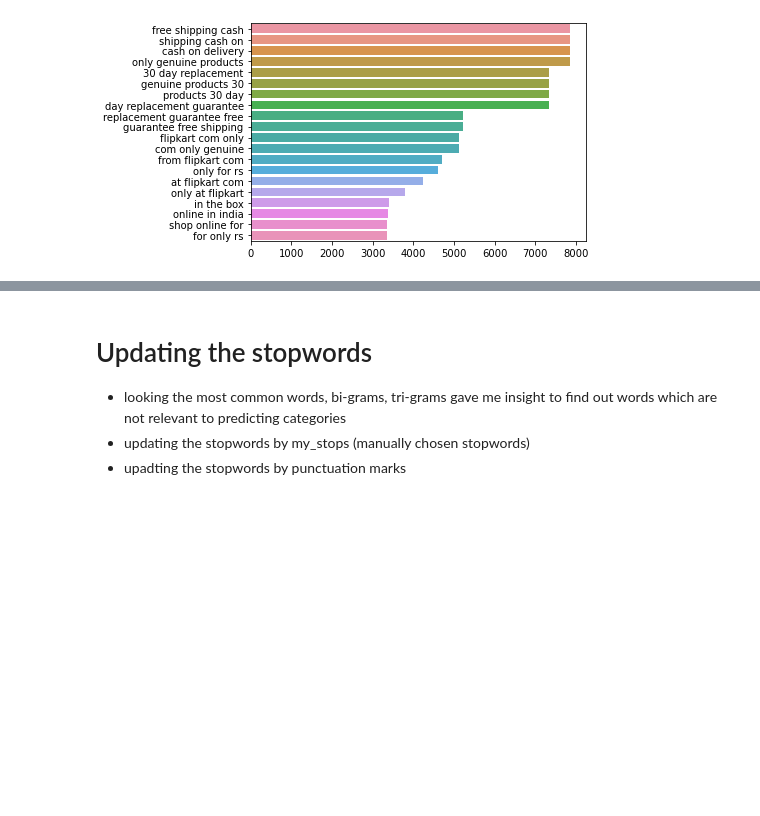
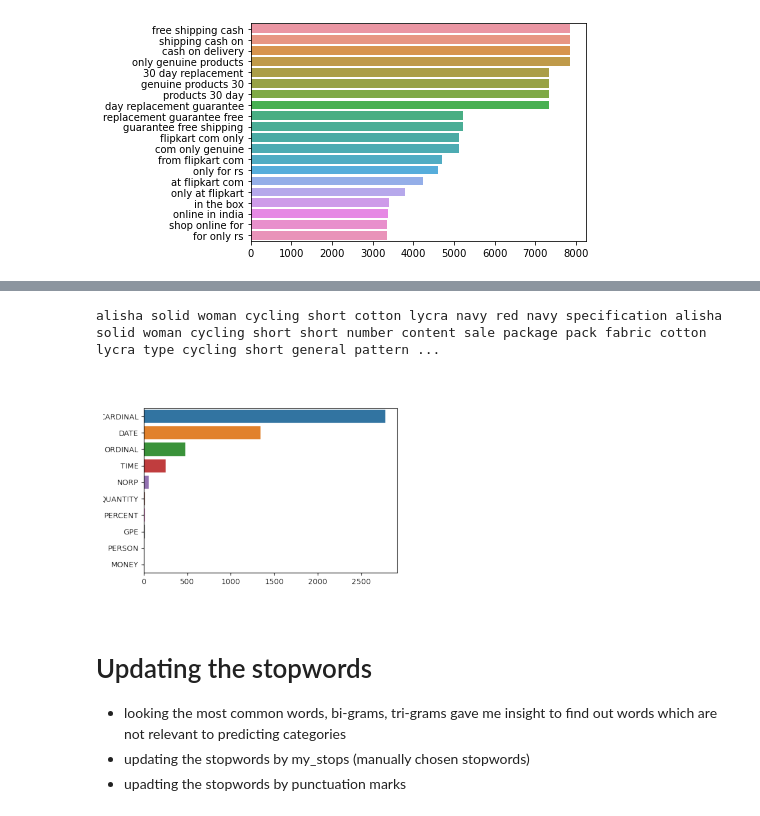
Before and after one commit to kushagra219/NLP-Category-Predictions-Task, a Jupyter notebook: Exploratory-Data-Analysis.ipynb, the cells around one changed output, grey strips where cells are left out. Cells and saved outputs as stored; diff of their text form; code cells hidden in the pictures; blank space fills up the shorter version.

```diff
--- a/Exploratory-Data-Analysis.ipynb
+++ b/Exploratory-Data-Analysis.ipynb
@@ -401,0 +414,9 @@ sns.barplot(x=y, y=x)
+# %%
+all_words_string = ' '.join([w for row in df["description"].loc[:5] for w in row.split() ])
+doc = nlp(all_words_string)
+
+[(x.text,x.label_) for x in doc.ents]
+
+displacy.render(doc, style='ent')
+# %% [output]
+alisha solid woman cycling short cotton lycra navy red navy specification alisha solid woman cycling short short number content sale package pack fabric cotton lycra type cycling short general pattern ...
@@ -402,3 +433,14 @@ sns.barplot(x=y, y=x)
+# %%
+# x, y = map(list,zip(*count))
+# sns.barplot(x=y, y=x)
+# plt.savefig('assets/ner_freq.png', dpi=100)
+
+ner_freq = plt.imread('assets/ner_freq.png')
+plt.imshow(ner_freq)
+plt.axis('off')
+plt.show()
+# %% [output]
+[figure, added]
 # %% [markdown]
 # Updating the stopwords
 
```
Also changed, not shown: parts of 21 cells of this notebook, 13 other files.
